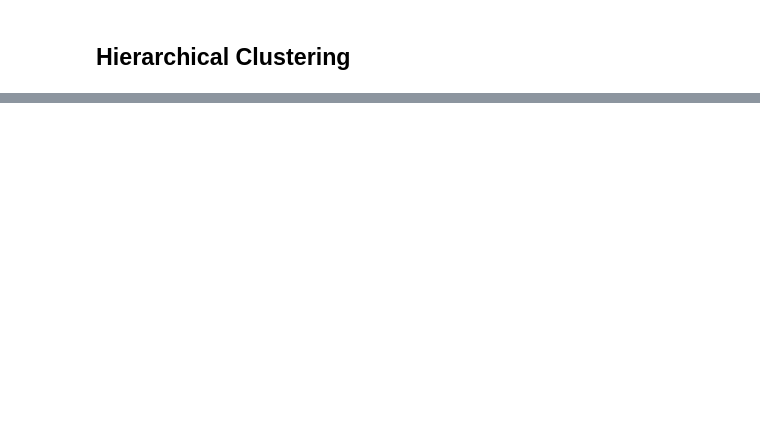
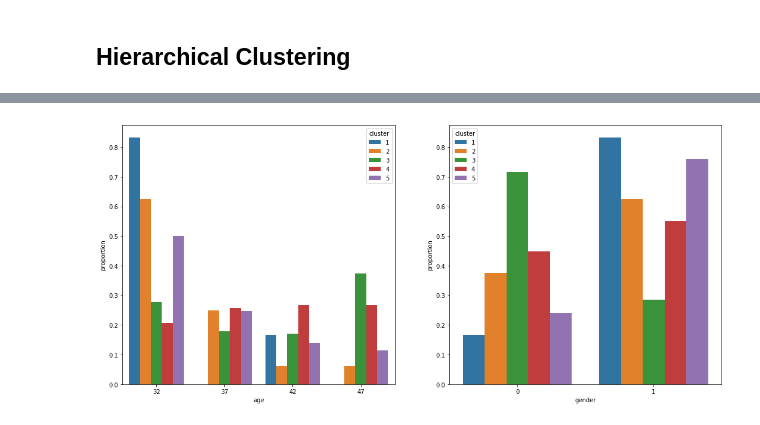
Before and after one commit to mgthometz/facebookads, a Jupyter notebook: fb_ad_analysis.ipynb, the cells around one changed output, grey strips where cells are left out. Cells and saved outputs as stored; diff of their text form; code cells hidden in the pictures; blank space fills up the shorter version.

```diff
--- a/fb_ad_analysis.ipynb
+++ b/fb_ad_analysis.ipynb
@@ -405,0 +468,7 @@ Age 32 vs 47 p-value: 1.0332637001899e-11
+# %%
+max_d=40
+clusters = fcluster(Z, max_d, criterion='distance')
+num_scaled['cluster'] = clusters
+campaign_clust['cluster'] = clusters
+print(num_scaled.groupby('cluster').count().iloc[:,0])
+num_scaled.groupby('cluster').mean()
@@ -405,0 +552,7 @@ Age 32 vs 47 p-value: 1.0332637001899e-11
+# %%
+figure, axes = plt.subplots(ncols=2,figsize=(18,8))
+f1=plot_proportions(campaign_clust,'age','cluster',ax=axes[0])
+f2=plot_proportions(campaign_clust,'gender','cluster',ax=axes[1])
+#f3=plot_proportions(subgroup_interest,'interest','population',ax=axes[2])
+# %% [output]
+[figure, added]
```
Also changed, not shown: parts of 20 cells of this notebook.
